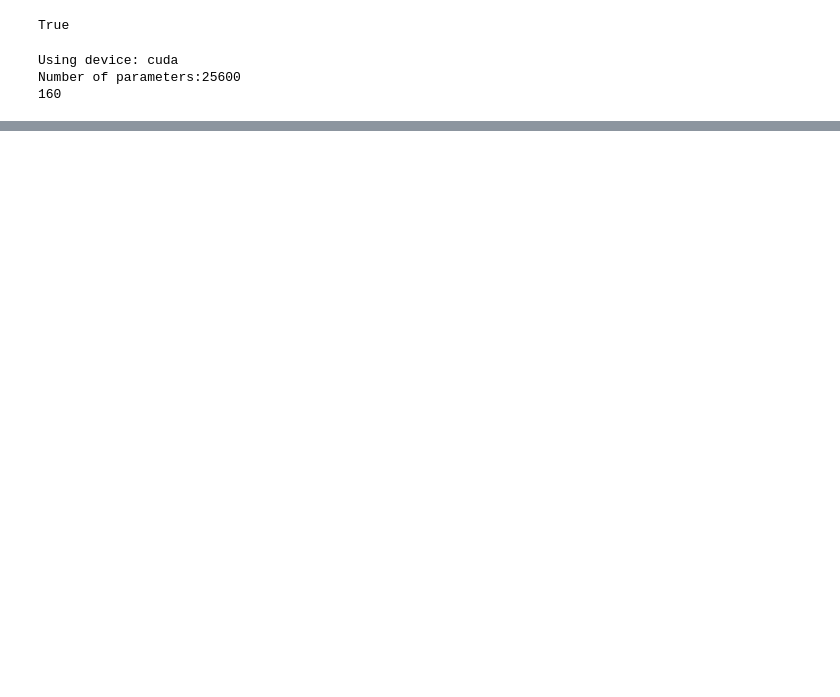
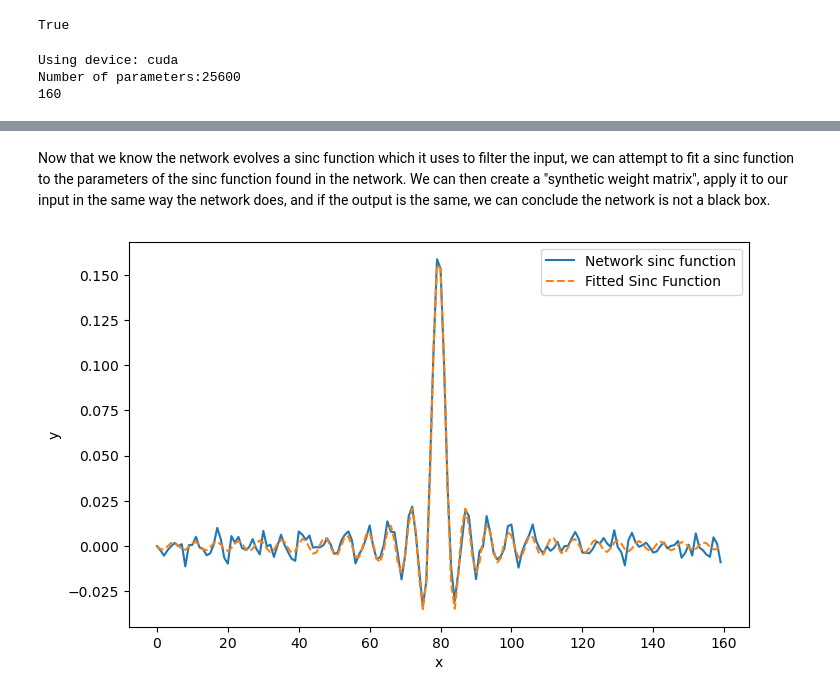
Before and after one commit to TajwarC/NN-Interpretation, a Jupyter notebook: examples/1_layer.ipynb, the cells around one changed output, grey strips where cells are left out. Cells and saved outputs as stored; diff of their text form; code cells hidden in the pictures; blank space fills up the shorter version.

```diff
--- a/examples/1_layer.ipynb
+++ b/examples/1_layer.ipynb
@@ -213,0 +181,26 @@ Epoch [1000/1000], Loss: 0.0005
+# %% [markdown]
+Now that we know the network evolves a sinc function which it uses to filter the input, we can attempt to fit a sinc function to the parameters of the sinc function found in the network. We can then create a "synthetic weight matrix", apply it to our input in the same way the network does, and if the output is the same, we can conclude the network is not a black box.
+# %%
+from scipy.optimize import curve_fit
+
+x = np.arange(160)
+def sinc_model(x, A, B, C):
+    return A * np.sinc(B * (x - C) + 1e-10)
+
+# Find parameters
+params, _ = curve_fit(sinc_model, x, diag, p0=[1, 0.1, 80])
+A_fit, B_fit, C_fit = params
+
+# Generate fitted data
+fitted_data = sinc_model(x, A_fit, B_fit, C_fit)
+
+# Plots
+plt.figure(figsize=(8, 5))
+plt.plot(x, diag, label="Network sinc function")
+plt.plot(x, fitted_data, label="Fitted Sinc Function", linestyle="--")
+plt.legend()
+plt.xlabel("x")
+plt.ylabel("y")
+plt.show()
+# %% [output]
+[figure, added]
```
Also changed, not shown: parts of 28 cells of this notebook, 1 other file.
